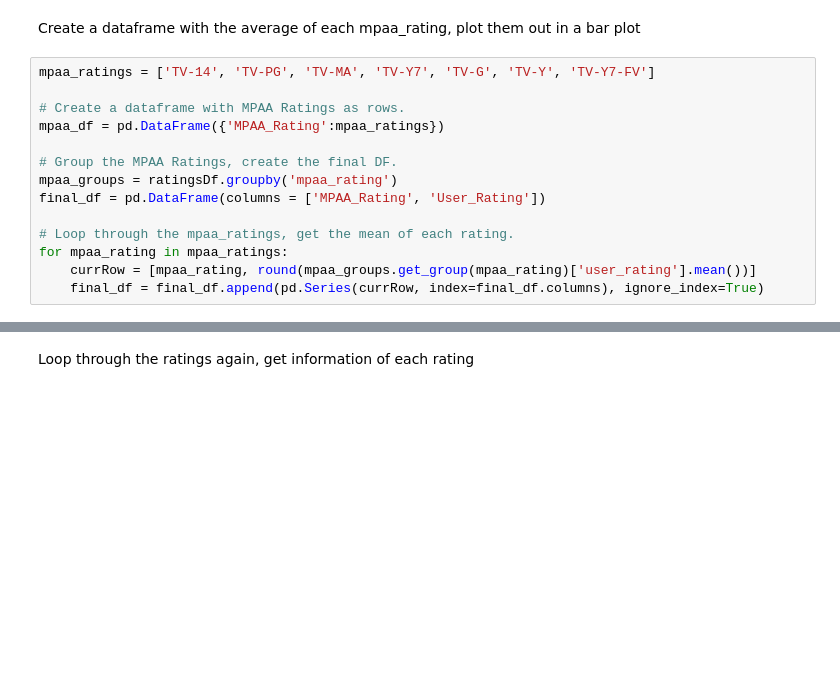
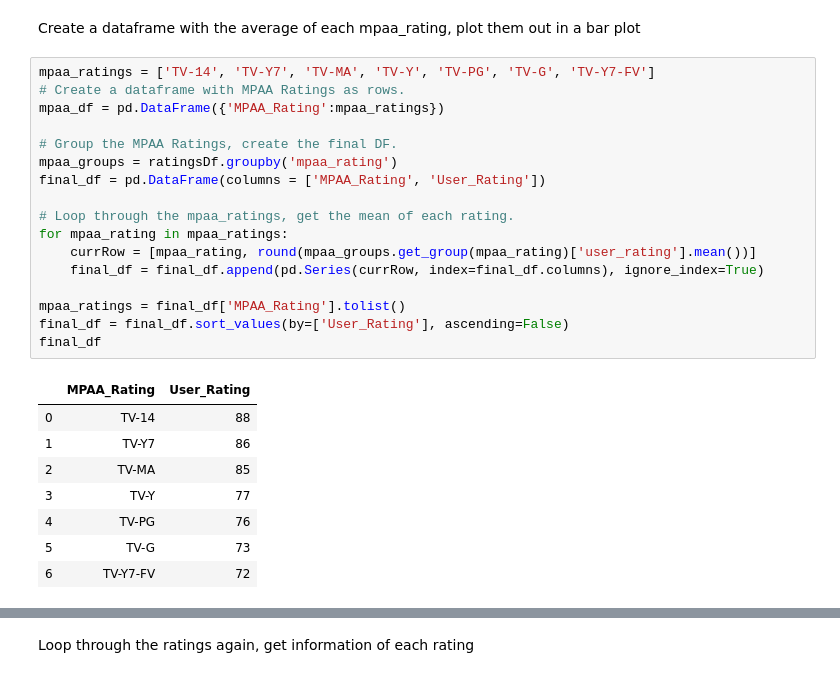
Before and after one commit to AmeerYHassan/Video-Streaming-Analysis, a Jupyter notebook: Graphs/MPAA Rating.ipynb, the cells around one changed output, grey strips where cells are left out. Cells and saved outputs as stored; diff of their text form; blank space fills up the shorter version.

```diff
--- a/Graphs/MPAA Rating.ipynb
+++ b/Graphs/MPAA Rating.ipynb
@@ -128,19 +128,31 @@ def q_summary_V2 (dsInput):
 # %% [markdown]
 Create a dataframe with the average of each mpaa_rating, plot them out in a bar plot
 # %%
-mpaa_ratings = ['TV-14', 'TV-PG', 'TV-MA', 'TV-Y7', 'TV-G', 'TV-Y', 'TV-Y7-FV']
-
+mpaa_ratings = ['TV-14', 'TV-Y7', 'TV-MA', 'TV-Y', 'TV-PG', 'TV-G', 'TV-Y7-FV']
 # Create a dataframe with MPAA Ratings as rows.
 mpaa_df = pd.DataFrame({'MPAA_Rating':mpaa_ratings})
 
 # Group the MPAA Ratings, create the final DF.
 mpaa_groups = ratingsDf.groupby('mpaa_rating')
 final_df = pd.DataFrame(columns = ['MPAA_Rating', 'User_Rating'])
 
 # Loop through the mpaa_ratings, get the mean of each rating.
 for mpaa_rating in mpaa_ratings:
     currRow = [mpaa_rating, round(mpaa_groups.get_group(mpaa_rating)['user_rating'].mean())]
     final_df = final_df.append(pd.Series(currRow, index=final_df.columns), ignore_index=True)
+
+mpaa_ratings = final_df['MPAA_Rating'].tolist()
+final_df = final_df.sort_values(by=['User_Rating'], ascending=False)
+final_df
+# %% [output]
+|  | MPAA_Rating | User_Rating |
+| 0 | TV-14 | 88 |
+| 1 | TV-Y7 | 86 |
+| 2 | TV-MA | 85 |
+| 3 | TV-Y | 77 |
+| 4 | TV-PG | 76 |
+| 5 | TV-G | 73 |
+| 6 | TV-Y7-FV | 72 |
 # %%
 w = 0.5
 label_locations = np.arange(final_df.shape[0])
```
Also changed, not shown: parts of 1 cell of this notebook.
